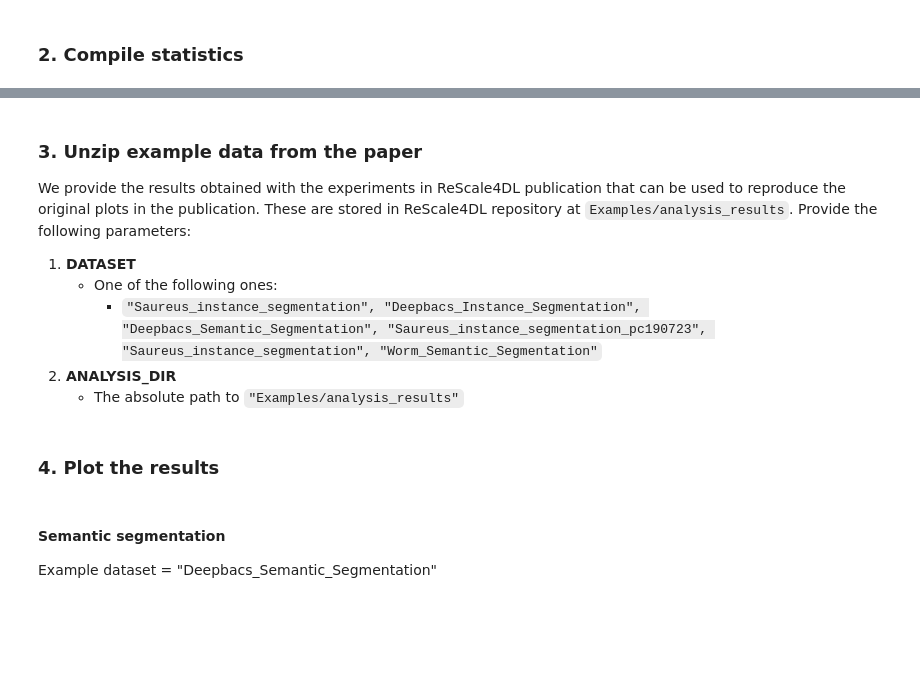
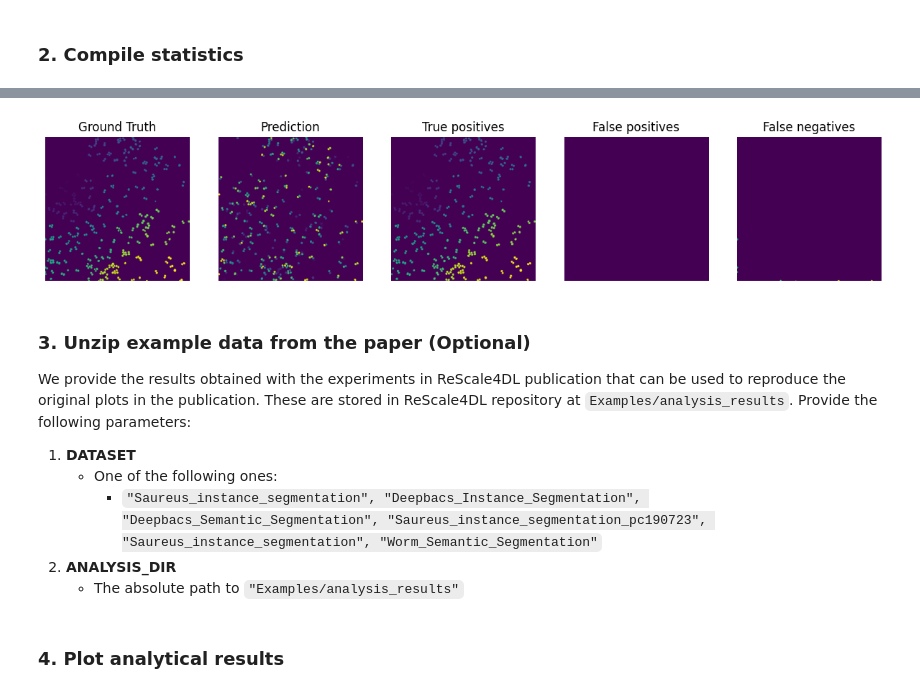
Before and after one commit to HenriquesLab/ReScale4DL, a Jupyter notebook: Notebooks/Evaluate_Segmentation.ipynb, the cells around one changed output, grey strips where cells are left out. Drawn from its saved outputs; the diff is of its cells as text; code cells hidden in the pictures; blank space fills up the shorter version.

```diff
--- a/Notebooks/Evaluate_Segmentation.ipynb
+++ b/Notebooks/Evaluate_Segmentation.ipynb
@@ -39,7 +41,7 @@ import os
 ### 2. Compile statistics
 # %%
 # Directory with folders of sampling folders with GT and Prediction folder pairs inside
-main_directory = '../Examples/segmentation_results/'
+INPUT_DIR = '../Examples/segmentation_results/'
 
 # Calculate object properties statistics
-morphology(main_directory)
+morphology(INPUT_DIR)
@@ -46,5 +56,43 @@ morphology(main_directory)
+# %%
+DATASET = "Saureus_instance_segmentation" # Name of the dataset
+SCALING = "downsampling_4" # Name of the scaling folder
+
+example_images_dir = os.path.join(INPUT_DIR, DATASET, SCALING)
+example_images_dir_GT = os.path.join(example_images_dir, "GT")
+example_images_dir_Prediction = os.path.join(example_images_dir, "Prediction")
+example_images_results_dir = os.path.join(INPUT_DIR, DATASET, "Results", SCALING)
+
+example_image = [i for i in os.listdir(example_images_dir_GT) if i.__contains__("tif")][0]
+example_image = example_image.split(".tif")[0]
+
+
+## Display example images
+plt.figure(figsize=(15,10))
+plt.subplot(1,5,1)
+plt.imshow(imread(os.path.join(example_images_dir_GT, f"{example_image}.tif")))
+plt.axis(False)
+plt.title("Ground Truth")
+plt.subplot(1,5,2)
+plt.imshow(imread(os.path.join(example_images_dir_Prediction,  f"{example_image}.tif")))
+plt.title("Prediction")
+plt.axis(False)
+plt.subplot(1,5,3)
+plt.imshow(imread(os.path.join(example_images_results_dir, f"{example_image}_true_positives.tif")))
+plt.title("True positives")
+plt.axis(False)
+plt.subplot(1,5,4)
+plt.imshow(imread(os.path.join(example_images_results_dir, f"{example_image}_false_positives.tif")))
+plt.title("False positives")
+plt.axis(False)
+plt.subplot(1,5,5)
+plt.imshow(imread(os.path.join(example_images_results_dir, f"{example_image}_false_negatives.tif")))
+plt.title("False negatives")
+plt.axis(False)
+plt.show()
+# %% [output]
+[figure, added]
 # %% [markdown]
-### 3. Unzip example data from the paper
+### 3. Unzip example data from the paper (Optional)
 We provide the results obtained with the experiments in ReScale4DL publication that can be used to reproduce the original plots in the publication. These are stored in ReScale4DL repository at `Examples/analysis_results`.
 Provide the following parameters:
 1. **DATASET**
@@ -62,7 +110,4 @@ filename = os.path.join(ANALYSIS_DIR, f"{DATASET}.zip")
 extract_dir = os.path.join(ANALYSIS_DIR)
 shutil.unpack_archive(filename, extract_dir)
 # %% [markdown]
-### 4. Plot the results
+### 4. Plot analytical results
-# %% [markdown]
-#### Semantic segmentation
-Example dataset = "Deepbacs_Semantic_Segmentation"
```
Also changed, not shown: parts of 13 cells of this notebook, 3 other files.
